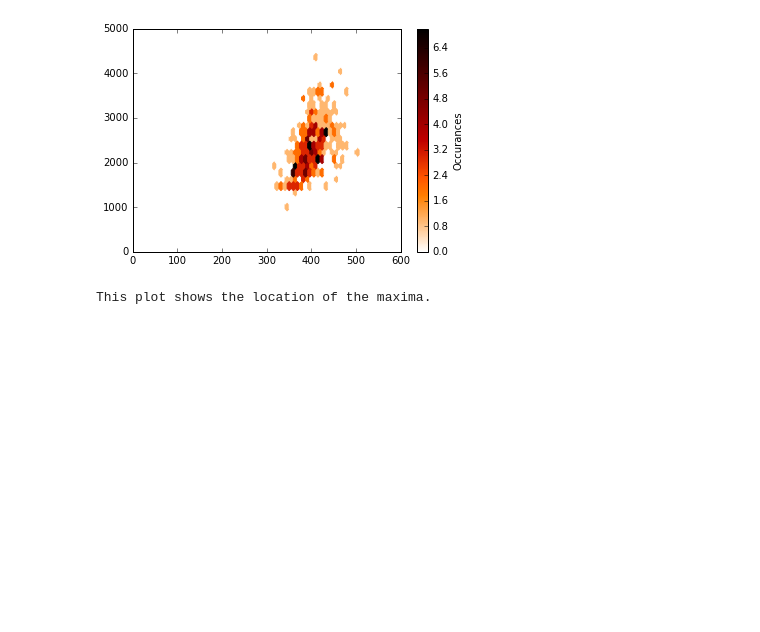
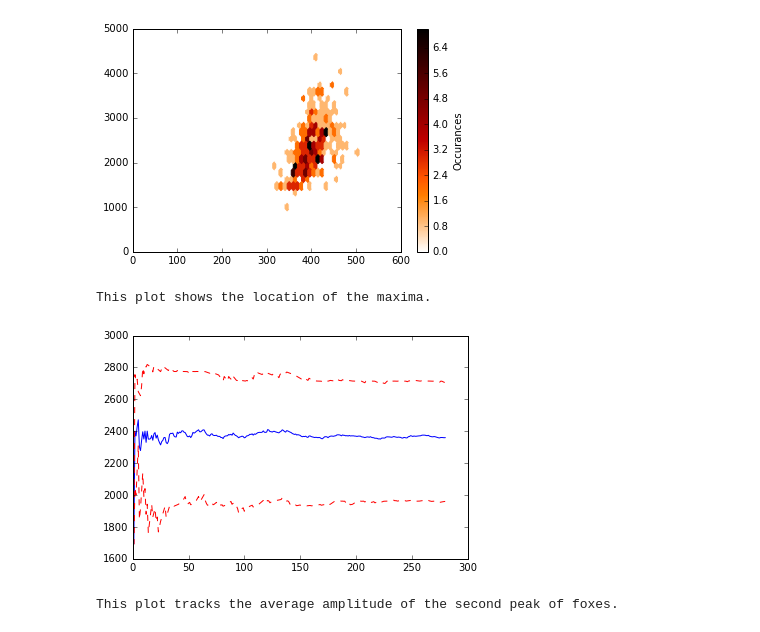
Before and after one commit to awolek/rabbits-and-foxes-jtr5395, a Jupyter notebook: rabbits-and-foxes.ipynb, the cells around one changed output. Saved outputs shown, nothing was run; the diff lists cells and outputs as text; code cells hidden in the pictures; blank space fills up the shorter version.

Commit message:
Added average tracking plot based on saved data

```diff
--- a/rabbits-and-foxes.ipynb
+++ b/rabbits-and-foxes.ipynb
@@ -183,7 +183,7 @@ CountRDeath = 0 # Number of times KMC resulted in all rabbits dying
 CountFDeath = 0 # Number of times KMC resulted in all foxes dying
 
 FPeak2 = [] # List of lists for second peak locations and times
-trials = 1000 # number of trials
+trials = 100 # number of trials
 
 #define rates
 k1 = .015  # 1/days
@@ -304,3 +304,21 @@ print("This plot shows the location of the maxima.")
 # %% [output]
 [figure]
 This plot shows the location of the maxima.
+# %%
+Average = [aFPeak2[0, 1]]
+Quartile75 = [np.percentile(aFPeak2[0,1], 75)]
+Quartile25 = [np.percentile(aFPeak2[0,1], 75)]
+
+for i in range(1, len(aFPeak2)):
+    Average.append(np.mean(aFPeak2[:i, 1]))
+    Quartile75.append(np.percentile(aFPeak2[:i,1], 75))
+    Quartile25.append(np.percentile(aFPeak2[:i,1], 25))
+
+plt.plot(Average, 'b')
+plt.plot(Quartile75, 'r--')
+plt.plot(Quartile25, 'r--')
+plt.show()
+print("This plot tracks the average amplitude of the second peak of foxes.")
+# %% [output]
+[figure, added]
+This plot tracks the average amplitude of the second peak of foxes.
```
